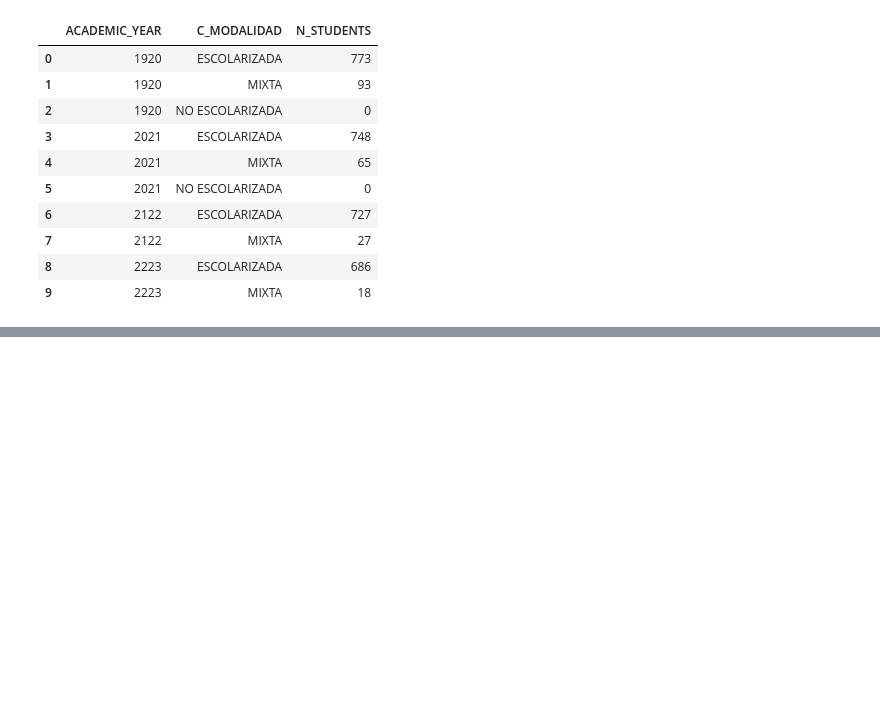
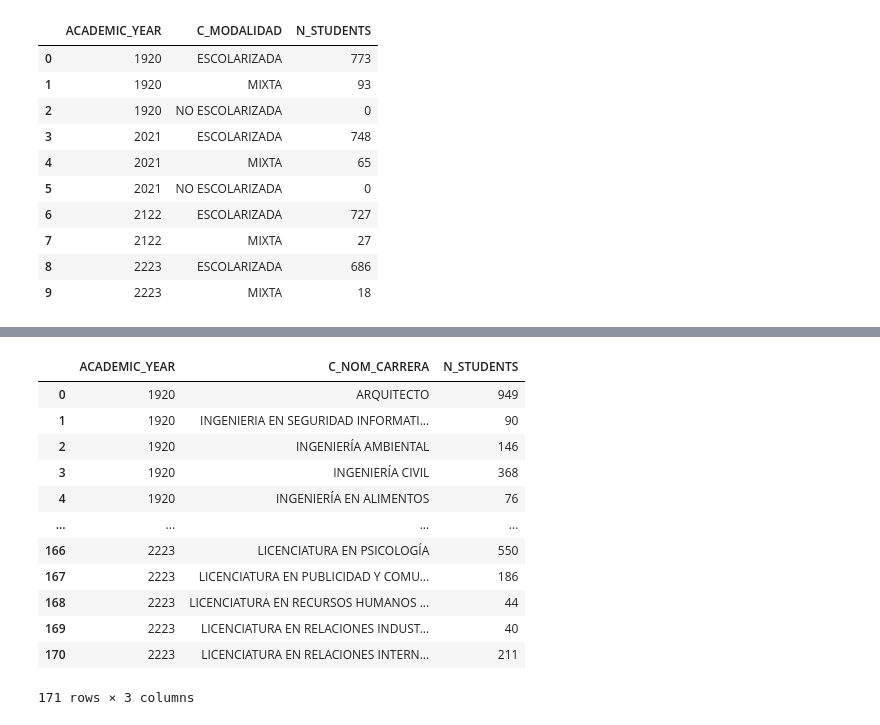
Before and after one commit to lvcruzh/data_challenge_ey, a Jupyter notebook: data_challenge.ipynb, the cells around one changed output, grey strips where cells are left out. Cells and saved outputs as stored; diff of their text form; code cells hidden in the pictures; blank space fills up the shorter version.

```diff
--- a/data_challenge.ipynb
+++ b/data_challenge.ipynb
@@ -344,0 +373,19 @@ n_grad_students
+# %%
+# Number of students by degree
+ugrad_nstud_by_degree = undergraduate_profile.groupby(['ACADEMIC_YEAR', 'C_NOM_CARRERA']).agg({'V177': 'sum'}).reset_index()
+ugrad_nstud_by_degree.rename(columns={'V177': 'N_STUDENTS'}, inplace=True)
+ugrad_nstud_by_degree
+# %% [output]
+|  | ACADEMIC_YEAR | C_NOM_CARRERA | N_STUDENTS |
+| 0 | 1920 | ARQUITECTO | 949 |
+| 1 | 1920 | INGENIERIA EN SEGURIDAD INFORMATI... | 90 |
+| 2 | 1920 | INGENIERÍA AMBIENTAL | 146 |
+| 3 | 1920 | INGENIERÍA CIVIL | 368 |
+| 4 | 1920 | INGENIERÍA EN ALIMENTOS | 76 |
+| ... | ... | ... | ... |
+| 166 | 2223 | LICENCIATURA EN PSICOLOGÍA | 550 |
+| 167 | 2223 | LICENCIATURA EN PUBLICIDAD Y COMU... | 186 |
+| 168 | 2223 | LICENCIATURA EN RECURSOS HUMANOS ... | 44 |
+| 169 | 2223 | LICENCIATURA EN RELACIONES INDUST... | 40 |
+| 170 | 2223 | LICENCIATURA EN RELACIONES INTERN... | 211 |
+171 rows × 3 columns
```
Also changed, not shown: parts of 6 cells of this notebook.
